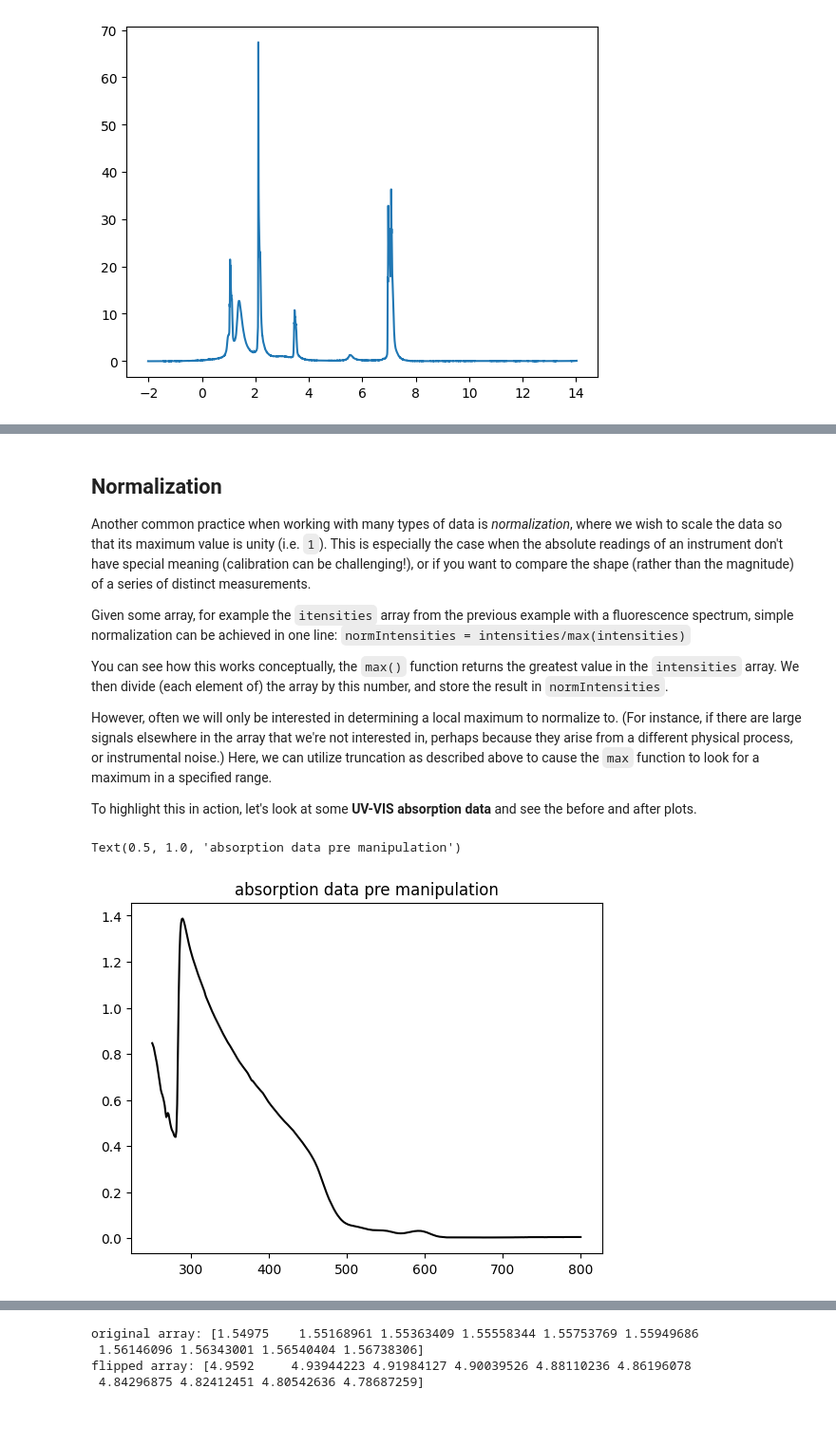
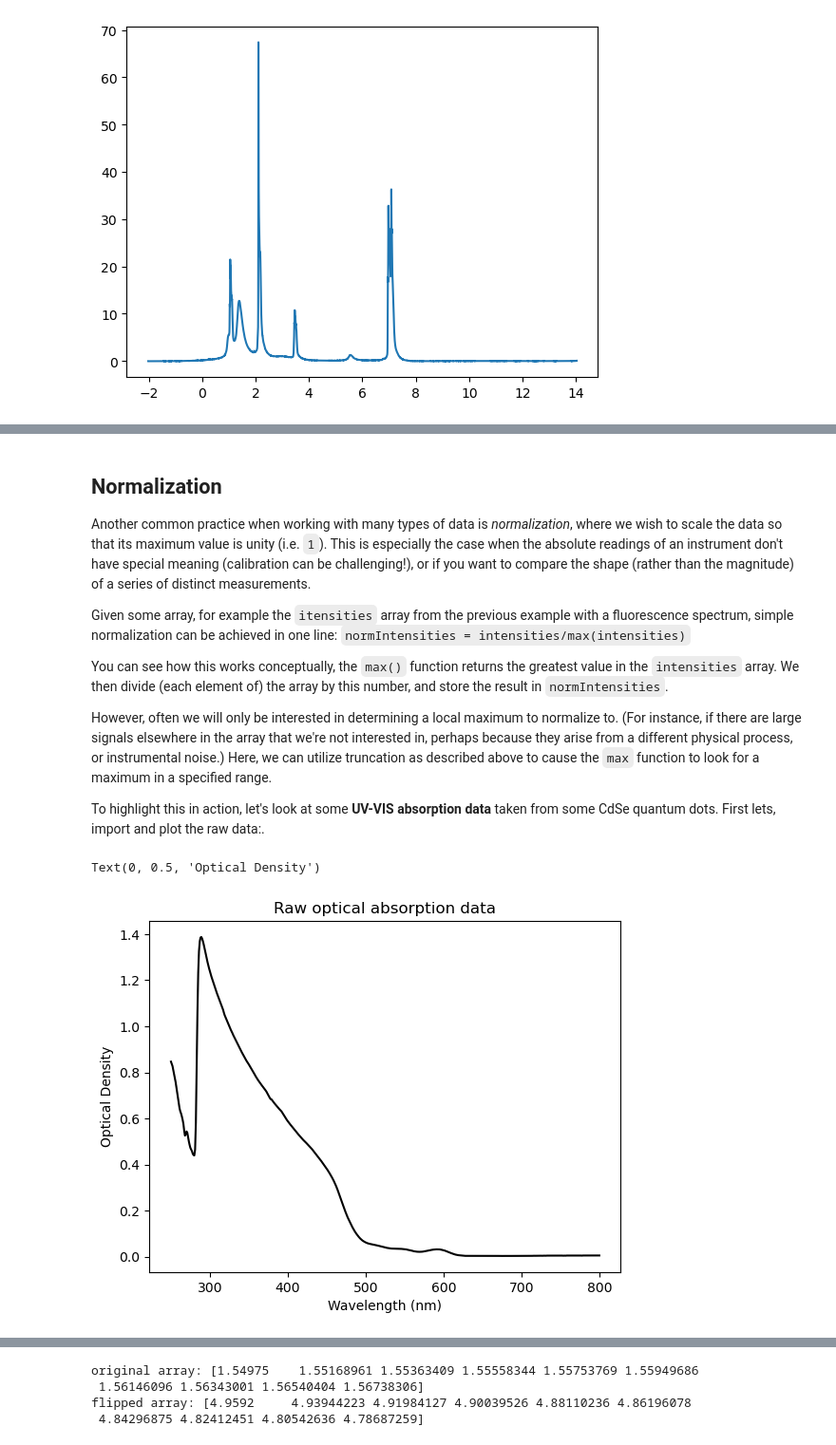
Before and after one commit to Rees9/Py4PhysChem, a Jupyter notebook: ManipulatingData.ipynb, the cells around one changed output, grey strips where cells are left out. Shown at 95% size. Saved outputs shown, nothing was run; the diff lists cells and outputs as text; code cells hidden in the pictures; blank space fills up the shorter version.

```diff
--- a/ManipulatingData.ipynb
+++ b/ManipulatingData.ipynb
@@ -212,26 +219,28 @@ You can see how this works conceptually, the `max()` function returns the greate
 
 However, often we will only be interested in determining a local maximum to normalize to. (For instance, if there are large signals elsewhere in the array that we're not interested in, perhaps because they arise from a different physical process, or instrumental noise.) Here, we can utilize truncation as described above to cause the `max` function to look for a maximum in a specified range.
 
-To highlight this in action, let's look at some **UV-VIS absorption data** and see the before and after plots.
+To highlight this in action, let's look at some **UV-VIS absorption data** taken from some CdSe quantum dots. First lets, import and plot the raw data:.
 # %%
 # Import packages
 import numpy as np
 import matplotlib.pyplot as plt
 %matplotlib inline
 
 # define where our file can be found to be imported
 filepath        = 'data/2020-02-11 ITK605 Absorption.csv'
 
 x, y            = np.genfromtxt(filepath,
                                  dtype=float,
                                  delimiter=',',
                                  skip_header=2,
                                  unpack=True)
 
 # plot raw data
 plt.plot(x,y,color='black')
-plt.title("absorption data pre manipulation")
+plt.title("Raw optical absorption data")
+plt.xlabel('Wavelength (nm)')
+plt.ylabel('Optical Density');
 # %% [output]
-Text(0.5, 1.0, 'absorption data pre manipulation')
+Text(0, 0.5, 'Optical Density')
-[figure, old version]
+[figure, new version]
 # %% [markdown]
```
Also changed, not shown: parts of 15 cells of this notebook.
